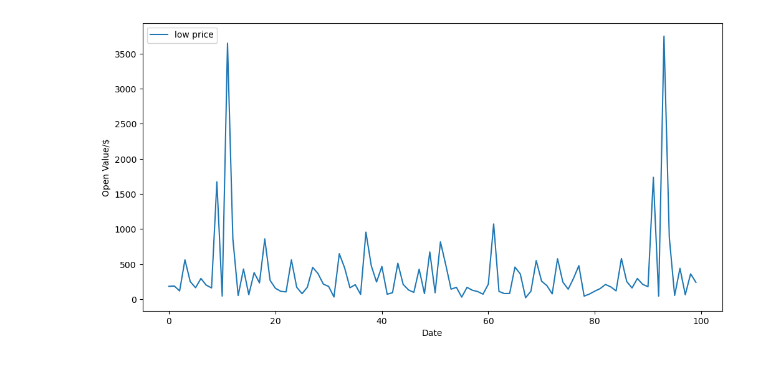
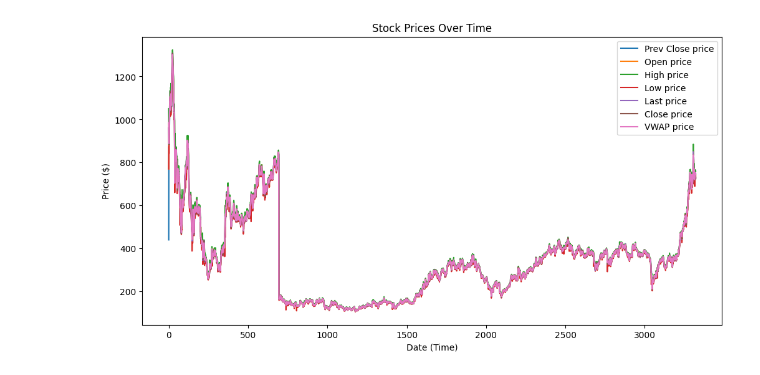
Before and after one commit to EshanUGR/DL-Assigment, a Jupyter notebook: notebooks/data_exploration.ipynb, the cells around one changed output. Cells and saved outputs as stored; diff of their text form; code cells hidden in the pictures.

```diff
--- a/notebooks/data_exploration.ipynb
+++ b/notebooks/data_exploration.ipynb
@@ -141,20 +81,0 @@ plt.show()
-# %%
-import matplotlib.pyplot as plt
-
-open_price = data[:,2]
-close_price = data[:,3]
-high_price = data[:,4]
-low_price = data[:, 5]
-
-plt.figure(figsize=(12,6))
-
-
-plt.plot(low_price[:100],label='low price')
-
-
-plt.legend()
-plt.xlabel("Date")
-plt.ylabel("Open Value/$")
-plt.show()
-# %% [output]
-[figure, removed]
@@ -162,0 +82,28 @@ plt.show()
+# %%
+## Visualize the prev price,open price, close price,prev close price , high price, last price and law price belongs to the  company
+
+prev_close = data['Prev Close']
+open_price = data['Open']
+high_price = data['High']
+low_price = data['Low']
+last_price = data['Last']
+close_price = data['Close']
+vwap_price = data['VWAP']
+
+plt.figure(figsize=(12,6))
+
+plt.plot(prev_close,label='Prev Close price')
+plt.plot(open_price,label='Open price')
+plt.plot(high_price,label='High price')
+plt.plot(low_price,label='Low price')
+plt.plot(last_price,label='Last price')
+plt.plot(close_price,label='Close price')
+plt.plot(vwap_price,label='VWAP price')
+
+plt.legend()
+plt.xlabel("Date (Time)")
+plt.ylabel("Price ($)")
+plt.title("Stock Prices Over Time")
+plt.show()
+# %% [output]
+[figure, added]
```
Also changed, not shown: parts of 19 cells of this notebook.
